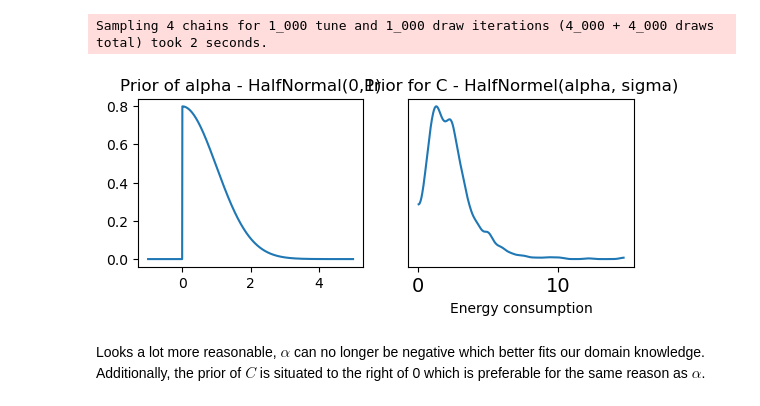
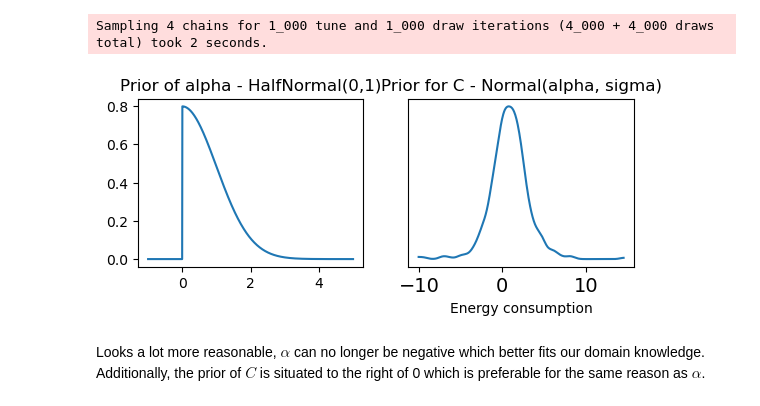
Before and after one commit to joakimGD/PRPRO-exam, a Jupyter notebook: main-question.ipynb, the cells around one changed output. Drawn from its saved outputs; the diff is of its cells as text; code cells hidden in the pictures.

```diff
--- a/main-question.ipynb
+++ b/main-question.ipynb
@@ -247,26 +247,32 @@ NUTS: [alpha, sigma]
 [interactive output not drawn]
 Sampling 4 chains for 1_000 tune and 1_000 draw iterations (4_000 + 4_000 draws total) took 2 seconds.
 # %%
+np.random.seed(rng)
+
 n_samples = 1000
 ax1 = plt.subplot(2, 2, (1,1))
 x = np.linspace(-1,5,n_samples)
 alpha_sample = stats.halfnorm.pdf(x, 0,1)
 sigma_sample = stats.expon.pdf(x, 1)
 ax1.plot(x, alpha_sample)
 ax1.set_title("Prior of alpha - HalfNormal(0,1)")
 
 ax2 = plt.subplot(2, 2, (2,2))
 alpha_sample = stats.halfnorm.rvs(loc=0, scale=1, size=n_samples)
 sigma_sample = stats.expon.rvs(1, size=n_samples)
-prior_h = stats.halfnorm.rvs(loc=alpha_sample, scale=sigma_sample)
-az.plot_kde(prior_h, ax=ax2, )
+prior_h = stats.norm.rvs(loc=alpha_sample, scale=sigma_sample)
+# prior_h = stats.truncnorm()
+az.plot_kde(
+    prior_h,
+    ax=ax2
+)
 ax2.set_xlabel("Energy consumption")
 # ax2.set_xlim(0, 20)
 ax2.set_yticks([]);
-ax2.set_title("Prior for C - HalfNormel(alpha, sigma)")
+ax2.set_title("Prior for C - Normal(alpha, sigma)")
 plt.show()
 # %% [output]
-[figure, old version]
+[figure, new version]
 # %% [markdown]
 Looks a lot more reasonable, $\alpha$ can no longer be negative which better fits our domain knowledge. Additionally, the prior of $C$ is situated to the right of 0 which is preferable for the same reason as $\alpha$.
 # %% [markdown]
```
Also changed, not shown: parts of 8 cells of this notebook.
